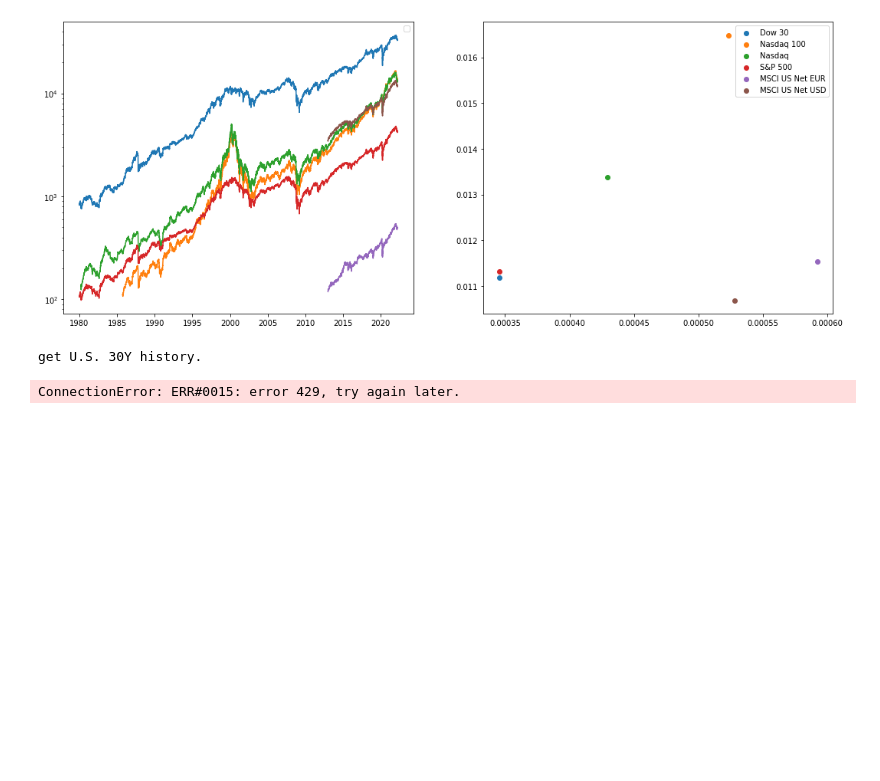
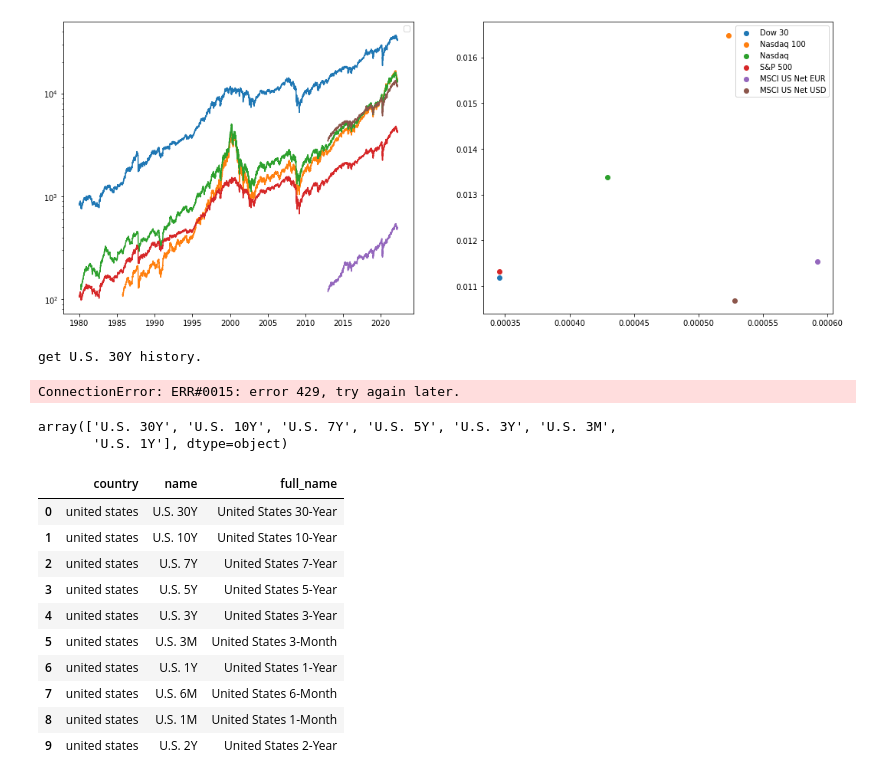
Before and after one commit to takeyama0/MarketPrediction, a Jupyter notebook: stock_market_prediction.ipynb, the cells around one changed output. Drawn from its saved outputs; the diff is of its cells as text; code cells hidden in the pictures; blank space fills up the shorter version.

```diff
--- a/stock_market_prediction.ipynb
+++ b/stock_market_prediction.ipynb
@@ -270,3 +272,22 @@ df_bond_histories.to_pickle('data/major_indices_history.pkl')
 # %% [output]
 get U.S. 30Y history.
 ConnectionError: ERR#0015: error 429, try again later.
+# %%
+df_bond_histories.name.unique()
+# %% [output]
+array(['U.S. 30Y', 'U.S. 10Y', 'U.S. 7Y', 'U.S. 5Y', 'U.S. 3Y', 'U.S. 3M',
+       'U.S. 1Y'], dtype=object)
+# %%
+df_bonds
+# %% [output]
+|  | country | name | full_name |
+| 0 | united states | U.S. 30Y | United States 30-Year |
+| 1 | united states | U.S. 10Y | United States 10-Year |
+| 2 | united states | U.S. 7Y | United States 7-Year |
+| 3 | united states | U.S. 5Y | United States 5-Year |
+| 4 | united states | U.S. 3Y | United States 3-Year |
+| 5 | united states | U.S. 3M | United States 3-Month |
+| 6 | united states | U.S. 1Y | United States 1-Year |
+| 7 | united states | U.S. 6M | United States 6-Month |
+| 8 | united states | U.S. 1M | United States 1-Month |
+| 9 | united states | U.S. 2Y | United States 2-Year |
```
Also changed, not shown: parts of 6 cells of this notebook.
